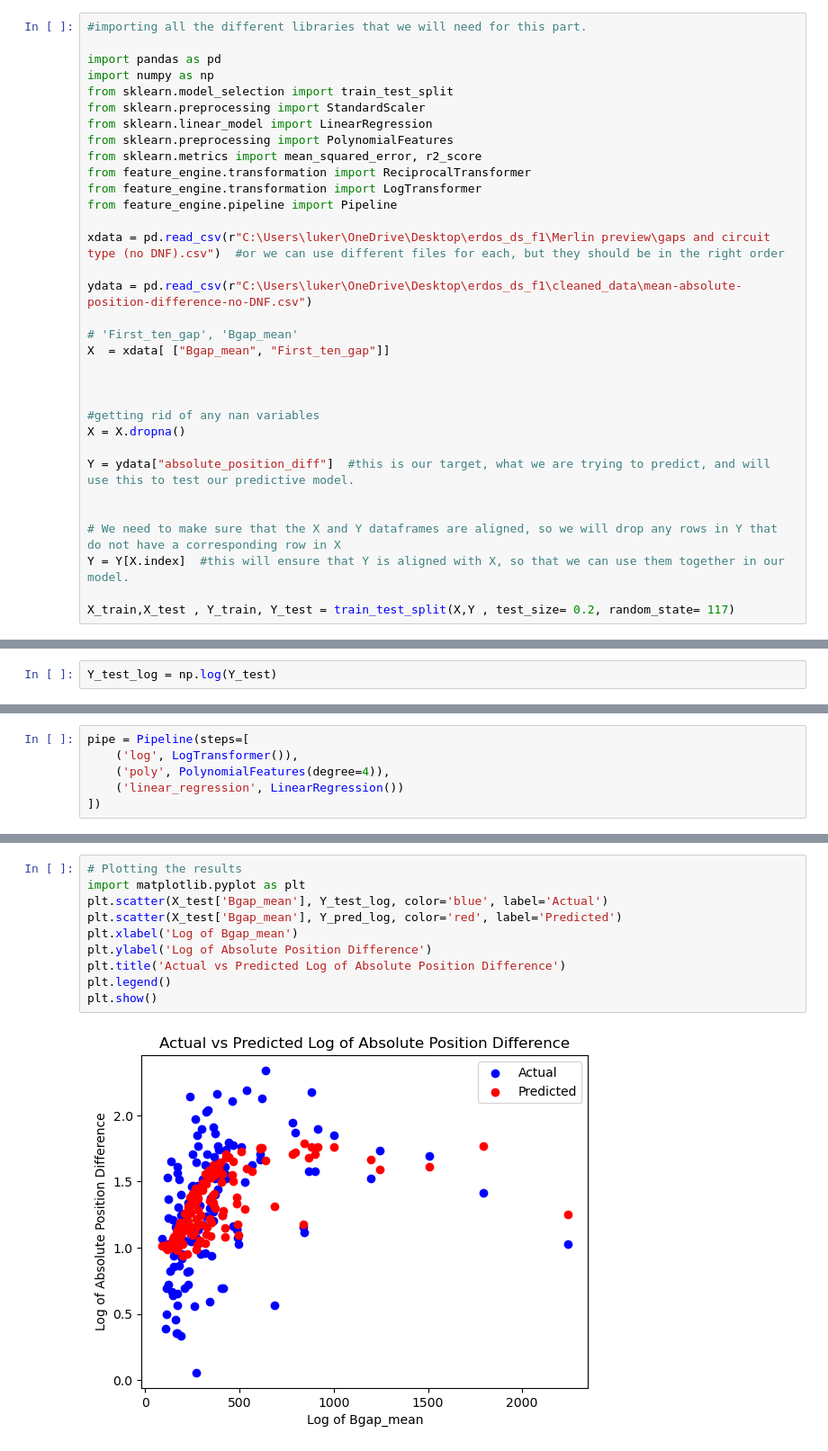
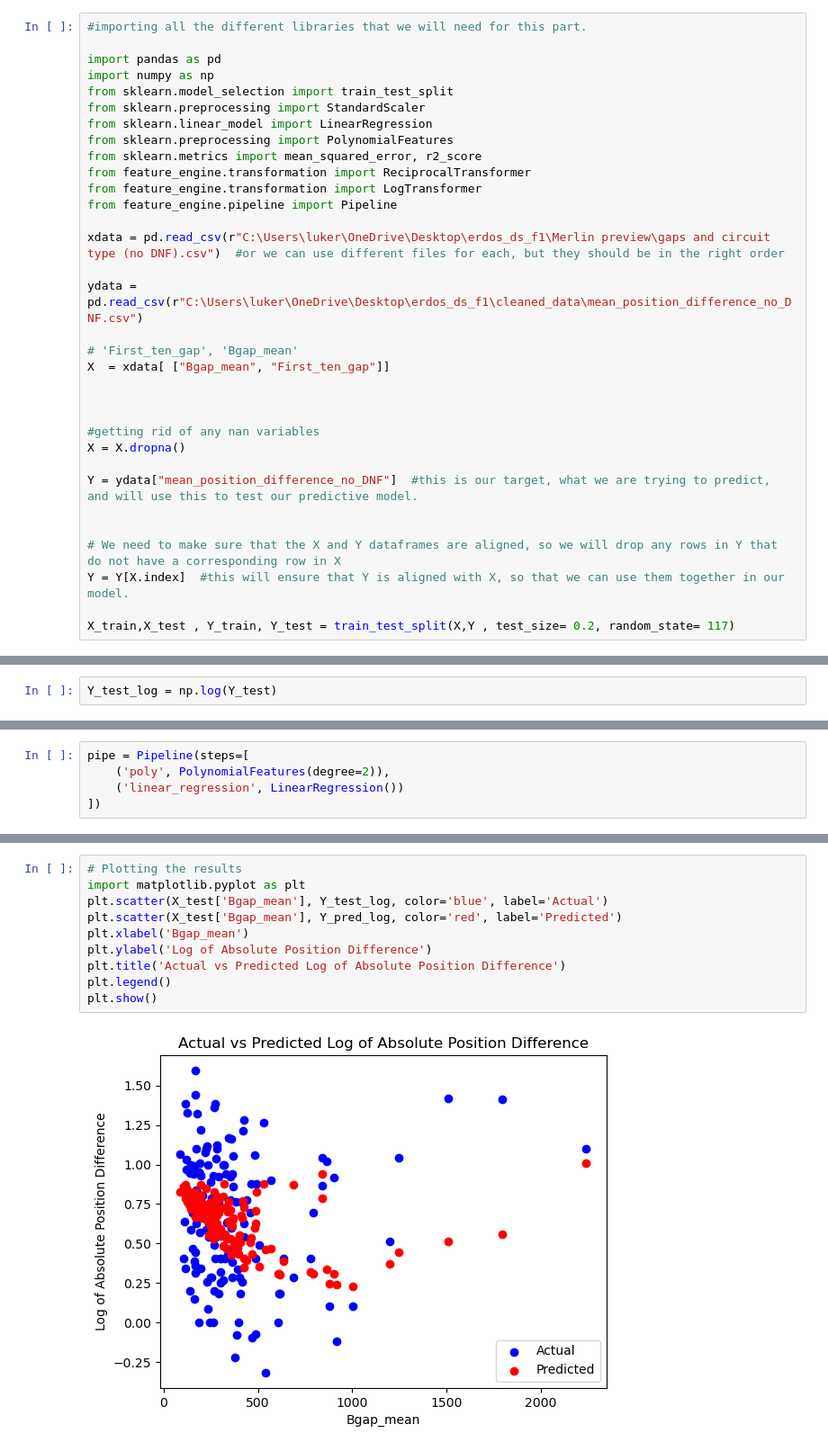
Before and after one commit to Merlin117/erdos_ds_f1, a Jupyter notebook: jaegeon/log transform.ipynb, the cells around one changed output, grey strips where cells are left out. Shown at 90% size. Drawn from its saved outputs; the diff is of its cells as text.

Commit message:
log transform in only y direction

```diff
--- a/jaegeon/log transform.ipynb
+++ b/jaegeon/log transform.ipynb
@@ -14,7 +14,7 @@ from feature_engine.pipeline import Pipeline
 
 xdata = pd.read_csv(r"C:\Users\luker\OneDrive\Desktop\erdos_ds_f1\Merlin preview\gaps and circuit type (no DNF).csv")  #or we can use different files for each, but they should be in the right order
 
-ydata = pd.read_csv(r"C:\Users\luker\OneDrive\Desktop\erdos_ds_f1\cleaned_data\mean-absolute-position-difference-no-DNF.csv")
+ydata = pd.read_csv(r"C:\Users\luker\OneDrive\Desktop\erdos_ds_f1\cleaned_data\mean_position_difference_no_DNF.csv")
 
 # 'First_ten_gap', 'Bgap_mean'
 X  = xdata[ ["Bgap_mean", "First_ten_gap"]]
@@ -24,7 +24,7 @@ X  = xdata[ ["Bgap_mean", "First_ten_gap"]]
 #getting rid of any nan variables
 X = X.dropna()
 
-Y = ydata["absolute_position_diff"]  #this is our target, what we are trying to predict, and will use this to test our predictive model.
+Y = ydata["mean_position_difference_no_DNF"]  #this is our target, what we are trying to predict, and will use this to test our predictive model.
 
 
 # We need to make sure that the X and Y dataframes are aligned, so we will drop any rows in Y that do not have a corresponding row in X
@@ -58,7 +52,6 @@ pipe = Pipeline(steps=[
 # %%
 pipe = Pipeline(steps=[
-    ('log', LogTransformer()),
-    ('poly', PolynomialFeatures(degree=4)),
+    ('poly', PolynomialFeatures(degree=2)),
     ('linear_regression', LinearRegression())
 ])
 # %%
@@ -76,15 +69,15 @@ R-squared: 0.3746884428823186
 # %%
 # Plotting the results
 import matplotlib.pyplot as plt
 plt.scatter(X_test['Bgap_mean'], Y_test_log, color='blue', label='Actual')
 plt.scatter(X_test['Bgap_mean'], Y_pred_log, color='red', label='Predicted')
-plt.xlabel('Log of Bgap_mean')
+plt.xlabel('Bgap_mean')
 plt.ylabel('Log of Absolute Position Difference')
 plt.title('Actual vs Predicted Log of Absolute Position Difference')
 plt.legend()
 plt.show()
 # %% [output]
-[figure, old version]
+[figure, new version]
 # %%
 pipe.fit(X_train, Y_train)
 Y_pred = pipe.predict(X_test)
```
Also changed, not shown: parts of 5 cells of this notebook, 1 other file.
